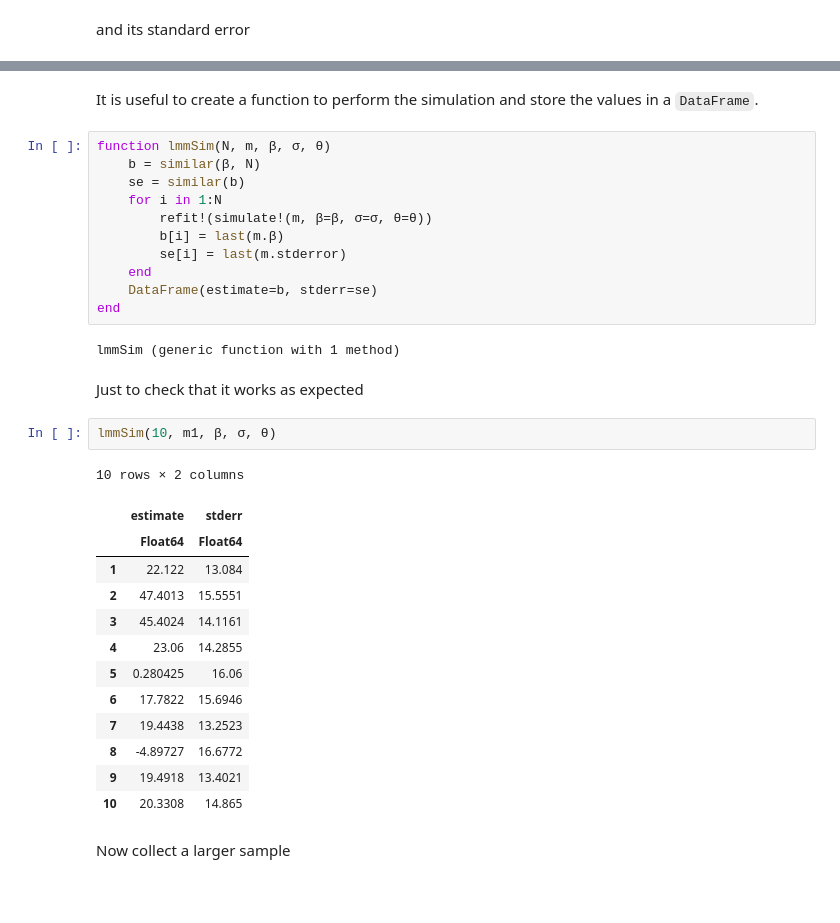
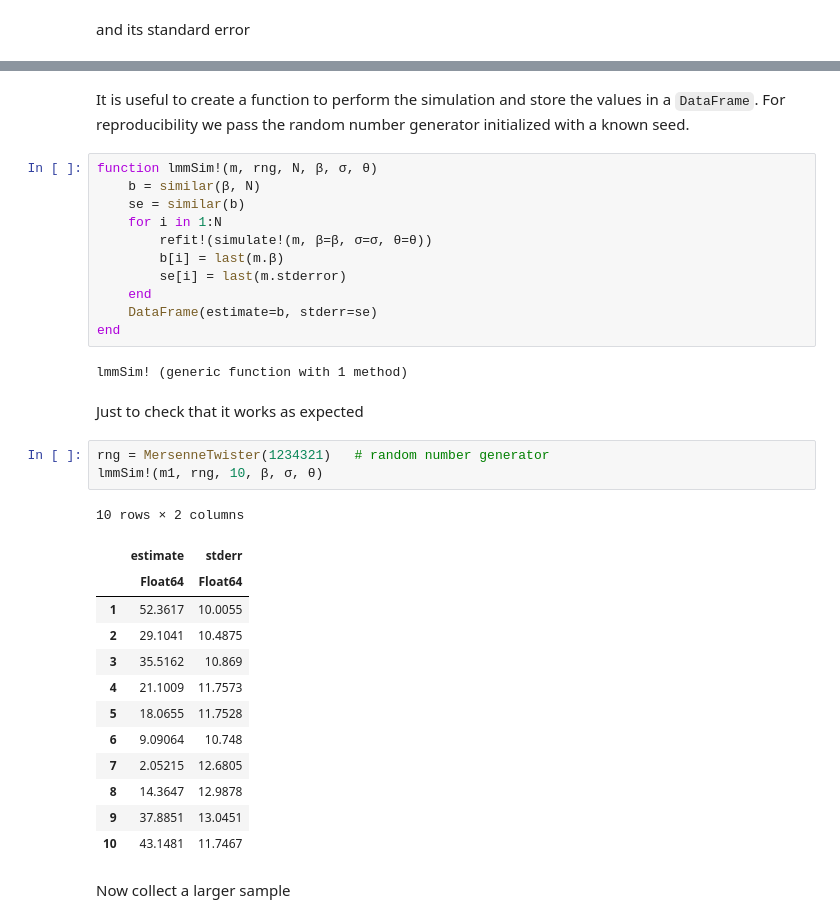
Before and after one commit to dmbates/JuliaWorkshop, a Jupyter notebook: MixedModelSimulation.ipynb, the cells around one changed output, grey strips where cells are left out. Drawn from its saved outputs; the diff is of its cells as text; blank space fills up the shorter version.

```diff
--- a/MixedModelSimulation.ipynb
+++ b/MixedModelSimulation.ipynb
@@ -225,7 +229,7 @@ last(m1.stderror)
 # %% [markdown]
-It is useful to create a function to perform the simulation and store the values in a `DataFrame`.
+It is useful to create a function to perform the simulation and store the values in a `DataFrame`.  For reproducibility we pass the random number generator initialized with a known seed.
 # %%
-function lmmSim(N, m, β, σ, θ)
+function lmmSim!(m, rng, N, β, σ, θ)
     b = similar(β, N)
     se = similar(b)
     for i in 1:N
@@ -236,25 +240,26 @@ function lmmSim(N, m, β, σ, θ)
     DataFrame(estimate=b, stderr=se)
 end
 # %% [output]
-lmmSim (generic function with 1 method)
+lmmSim! (generic function with 1 method)
 # %% [markdown]
 Just to check that it works as expected
-# %%
-lmmSim(10, m1, β, σ, θ)
-# %% [output]
-10 rows × 2 columns
-|  | estimate | stderr |
-|  | Float64 | Float64 |
-| 1 | 22.122 | 13.084 |
-| 2 | 47.4013 | 15.5551 |
-| 3 | 45.4024 | 14.1161 |
-| 4 | 23.06 | 14.2855 |
-| 5 | 0.280425 | 16.06 |
-| 6 | 17.7822 | 15.6946 |
-| 7 | 19.4438 | 13.2523 |
-| 8 | -4.89727 | 16.6772 |
-| 9 | 19.4918 | 13.4021 |
-| 10 | 20.3308 | 14.865 |
+# %%
+rng = MersenneTwister(1234321)   # random number generator
+lmmSim!(m1, rng, 10, β, σ, θ)
+# %% [output]
+10 rows × 2 columns
+|  | estimate | stderr |
+|  | Float64 | Float64 |
+| 1 | 52.3617 | 10.0055 |
+| 2 | 29.1041 | 10.4875 |
+| 3 | 35.5162 | 10.869 |
+| 4 | 21.1009 | 11.7573 |
+| 5 | 18.0655 | 11.7528 |
+| 6 | 9.09064 | 10.748 |
+| 7 | 2.05215 | 12.6805 |
+| 8 | 14.3647 | 12.9878 |
+| 9 | 37.8851 | 13.0451 |
+| 10 | 43.1481 | 11.7467 |
 # %% [markdown]
 Now collect a larger sample
 # %%
```
Also changed, not shown: parts of 21 cells of this notebook.
